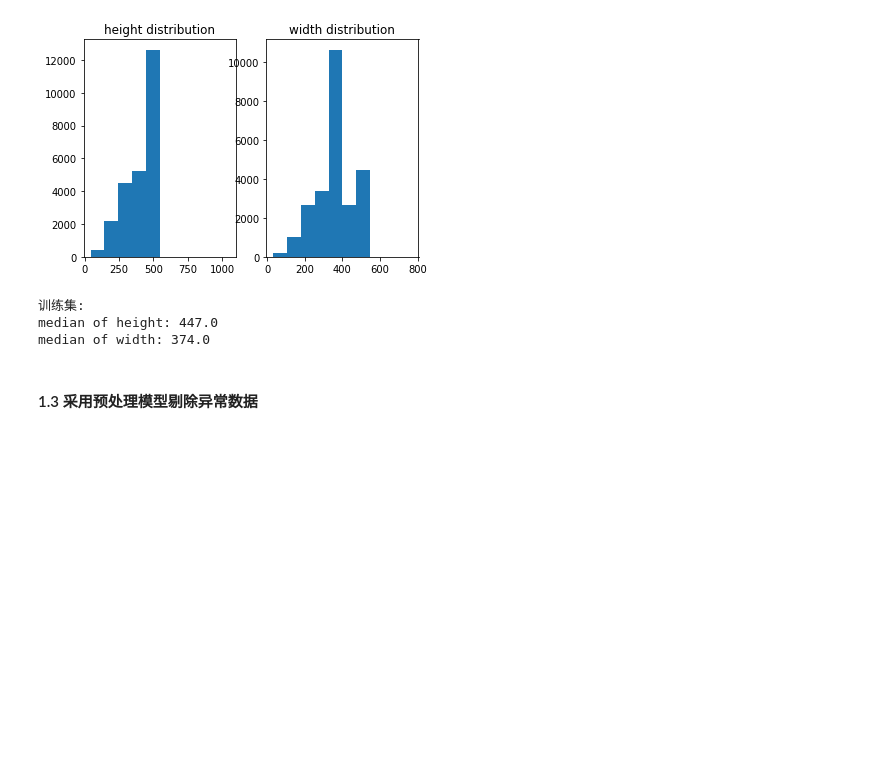
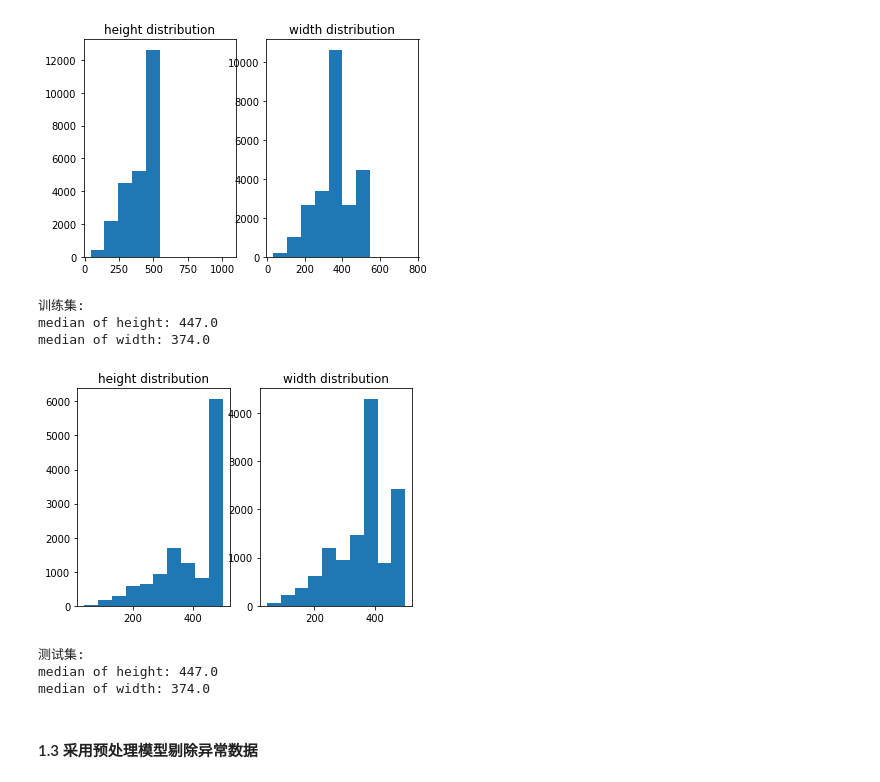
Before and after one commit to euii/capstone, a Jupyter notebook: dog_vs_cat/dog_vs_cat.ipynb, the cells around one changed output. Drawn from its saved outputs; the diff is of its cells as text; code cells hidden in the pictures; blank space fills up the shorter version.

```diff
--- a/dog_vs_cat/dog_vs_cat.ipynb
+++ b/dog_vs_cat/dog_vs_cat.ipynb
@@ -154,6 +154,31 @@ print('median of width: {}'.format(np.median(x_index)))
 训练集:
 median of height: 447.0
 median of width: 374.0
+# %%
+test_data = read_path_data(ORG_TEST_DIR)
+test_shape_list = get_data_shape(test_data)
+x_index = [i[0] for i in test_shape_list]
+y_index = [i[1] for i in test_shape_list]
+# %%
+plt.title("test data Histogram")
+plt.subplot(121)
+plt.hist(y_index)
+plt.title("height distribution")
+
+plt.subplot(122)
+plt.hist(x_index)
+plt.title("width distribution")
+
+plt.show()
+
+print('测试集: ')
+print('median of height: {}'.format(np.median(y_index)))
+print('median of width: {}'.format(np.median(x_index)))
+# %% [output]
+[figure, added]
+测试集:
+median of height: 447.0
+median of width: 374.0
 # %% [markdown]
 #### 1.3 采用预处理模型剔除异常数据
 # %%
```
Also changed, not shown: parts of 15 cells of this notebook.
